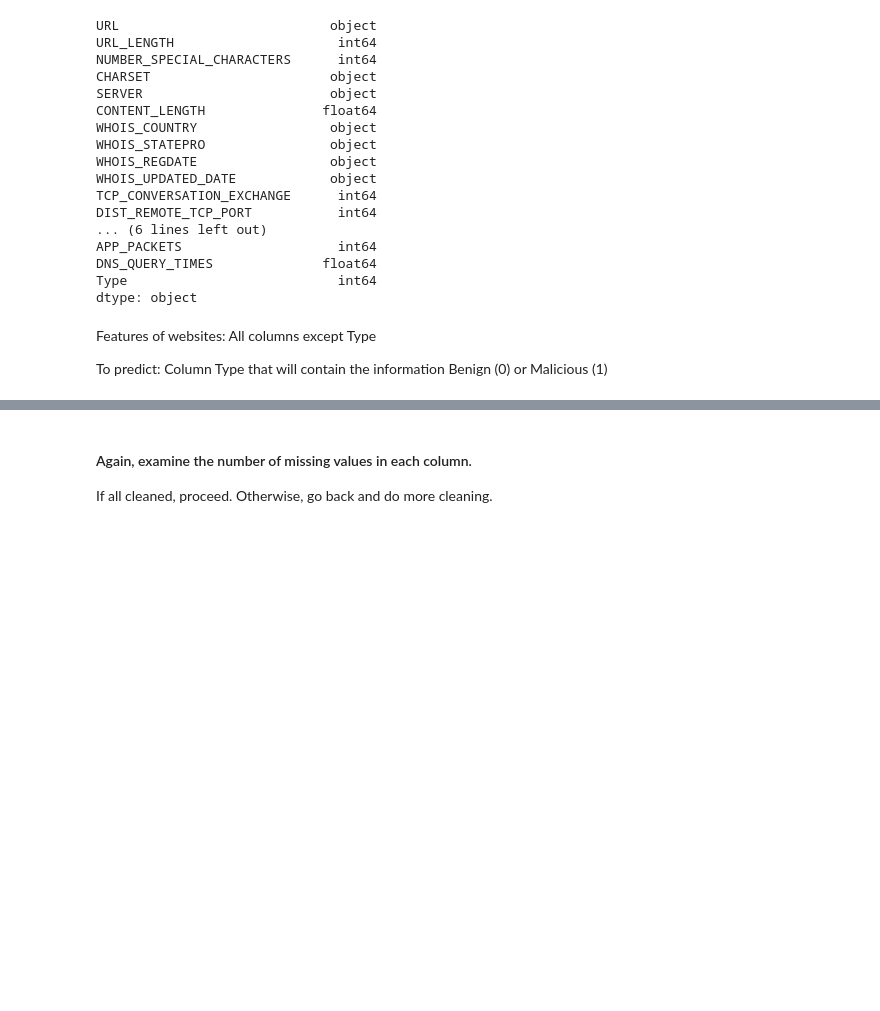
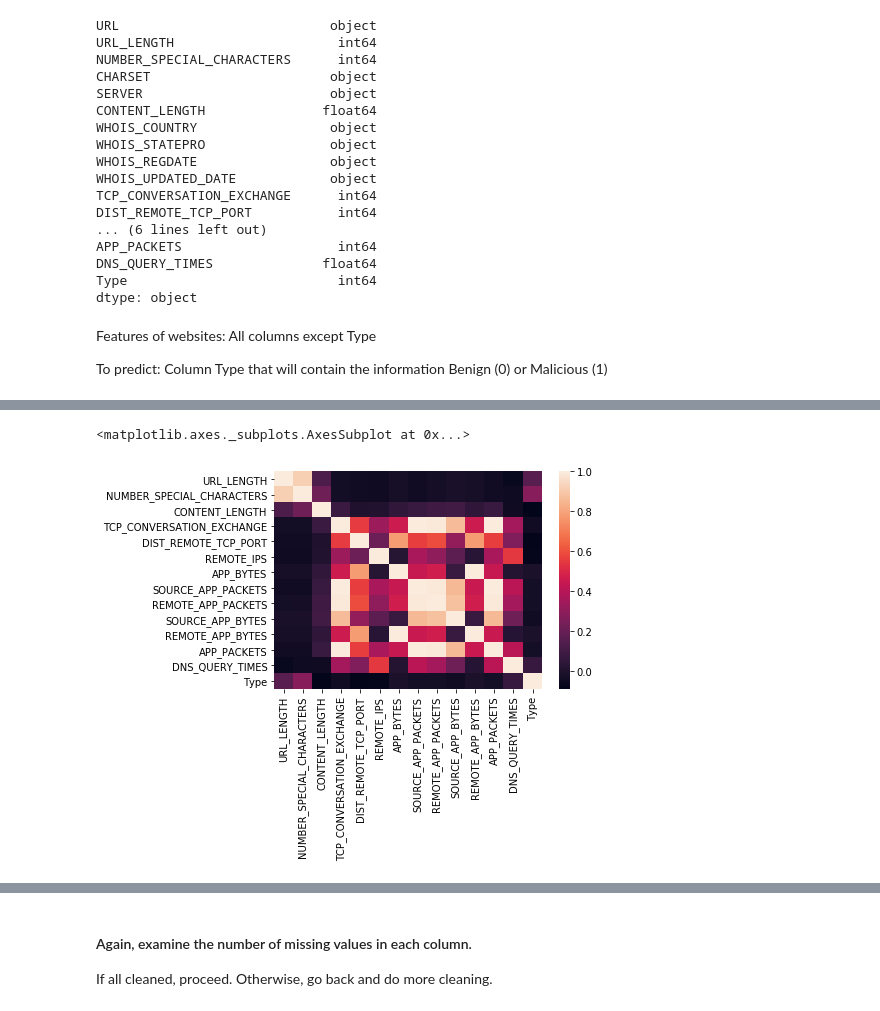
Before and after one commit to evitry/ironhack-datalabs-dataparis0619-pt, a Jupyter notebook: module-3/lab-supervised-learning/your-code/main.ipynb, the cells around one changed output, grey strips where cells are left out. Drawn from its saved outputs; the diff is of its cells as text; code cells hidden in the pictures; blank space fills up the shorter version.

```diff
--- a/module-3/lab-supervised-learning/your-code/main.ipynb
+++ b/module-3/lab-supervised-learning/your-code/main.ipynb
@@ -81,0 +96,7 @@ Column Type that will contain the information Benign (0) or Malicious (1)
+# %%
+corr = websites.corr()
+
+sns.heatmap(corr)
+# %% [output]
+<matplotlib.axes._subplots.AxesSubplot at 0x...>
+[figure, added]
```
Also changed, not shown: parts of 80 cells of this notebook.
